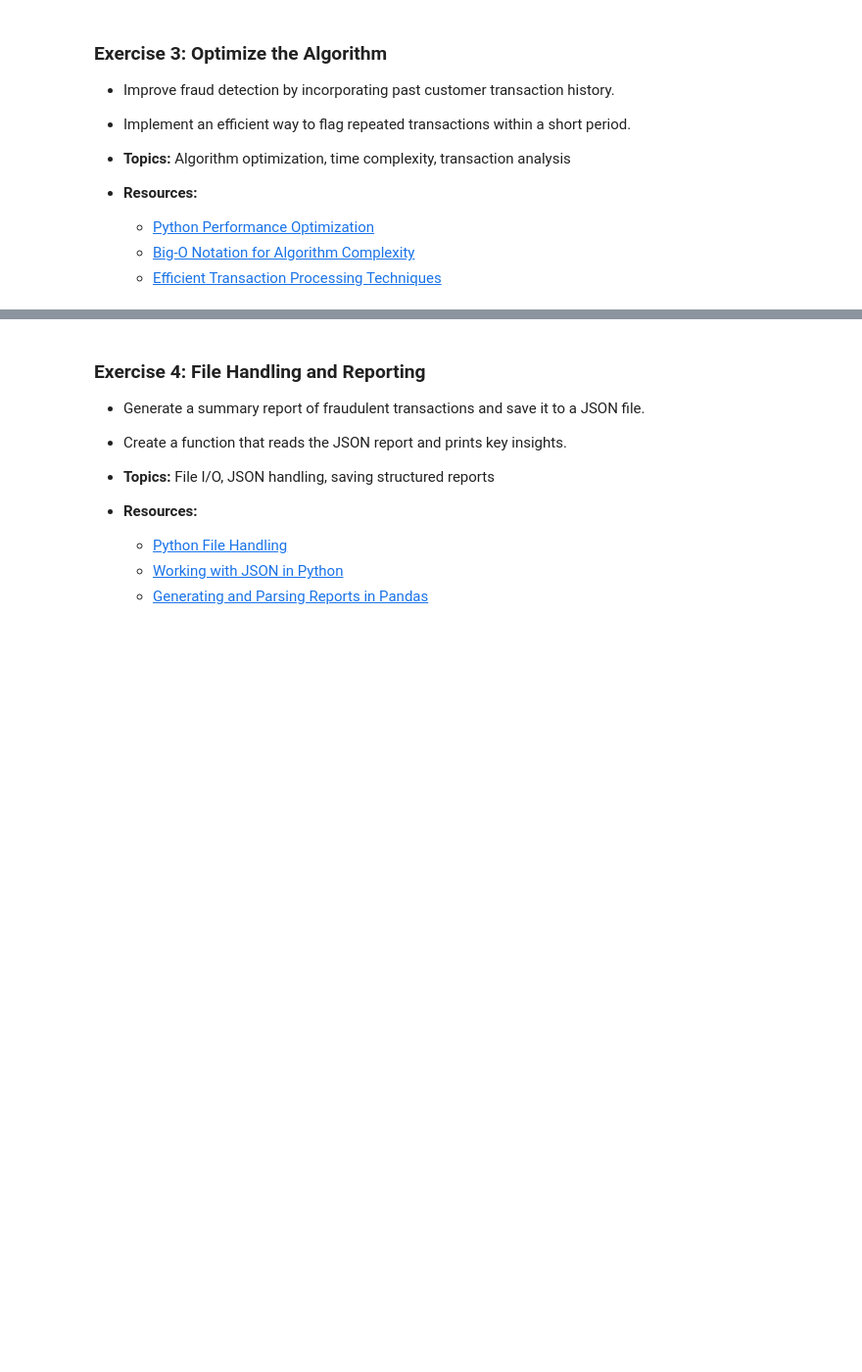
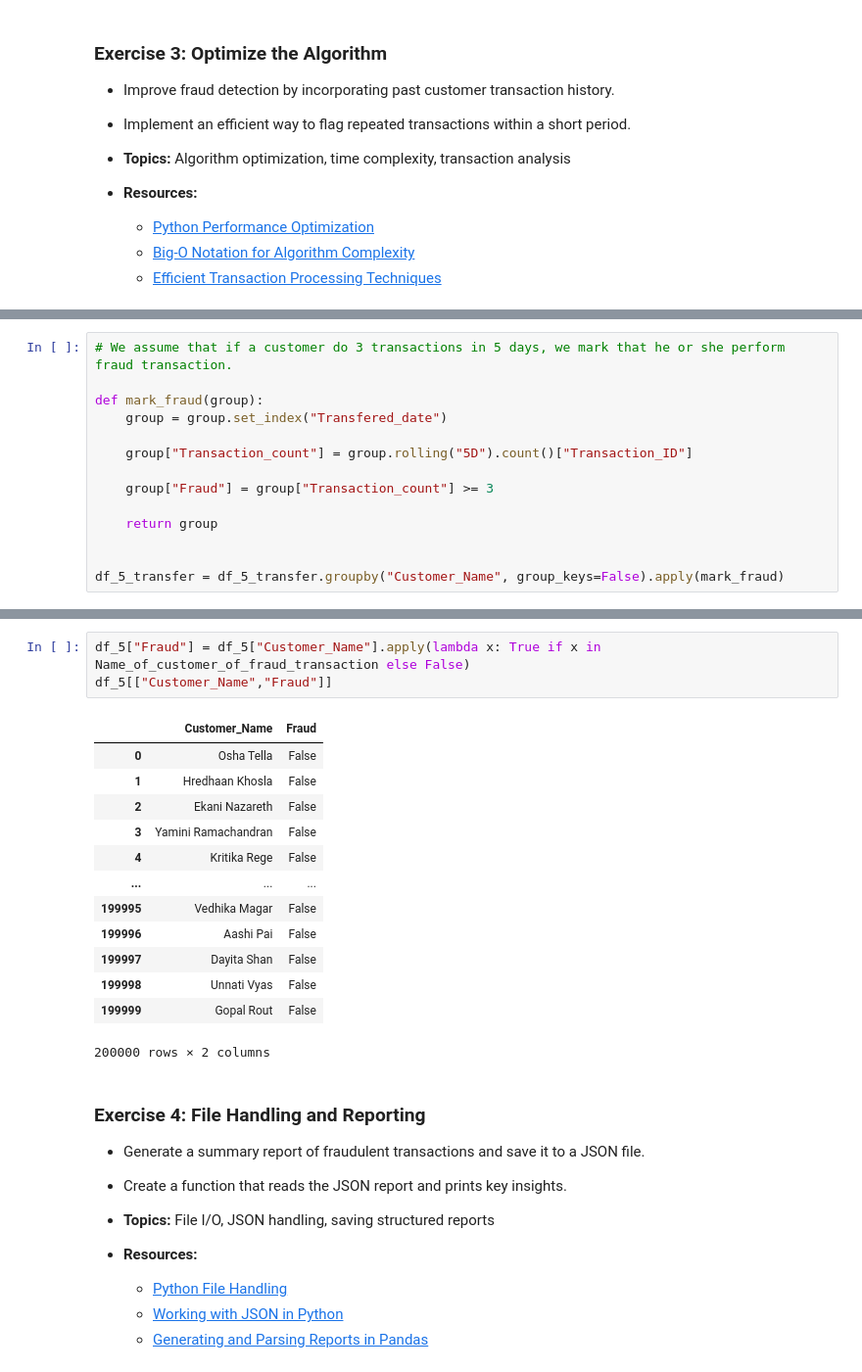
Before and after one commit to xinyiw113/Exercice_Basic_Python, a Jupyter notebook: EX.ipynb, the cells around one changed output, grey strips where cells are left out. Shown at 98% size. Drawn from its saved outputs; the diff is of its cells as text; blank space fills up the shorter version.

```diff
--- a/EX.ipynb
+++ b/EX.ipynb
@@ -128,0 +181,14 @@ df_4[["AccountID","AccountID(only number)"]]
+# %%
+# We assume that if a customer do 3 transactions in 5 days, we mark that he or she perform fraud transaction.
+
+def mark_fraud(group):
+    group = group.set_index("Transfered_date")
+
+    group["Transaction_count"] = group.rolling("5D").count()["Transaction_ID"]
+
+    group["Fraud"] = group["Transaction_count"] >= 3
+
+    return group
+
+
+df_5_transfer = df_5_transfer.groupby("Customer_Name", group_keys=False).apply(mark_fraud)
@@ -129,3 +201,20 @@ df_4[["AccountID","AccountID(only number)"]]
+# %%
+df_5["Fraud"] = df_5["Customer_Name"].apply(lambda x: True if x in Name_of_customer_of_fraud_transaction else False)
+df_5[["Customer_Name","Fraud"]]
+# %% [output]
+|  | Customer_Name | Fraud |
+| 0 | Osha Tella | False |
+| 1 | Hredhaan Khosla | False |
+| 2 | Ekani Nazareth | False |
+| 3 | Yamini Ramachandran | False |
+| 4 | Kritika Rege | False |
+| ... | ... | ... |
+| 199995 | Vedhika Magar | False |
+| 199996 | Aashi Pai | False |
+| 199997 | Dayita Shan | False |
+| 199998 | Unnati Vyas | False |
+| 199999 | Gopal Rout | False |
+200000 rows × 2 columns
 # %% [markdown]
 ### Exercise 4: File Handling and Reporting
 - Generate a summary report of fraudulent transactions and save it to a JSON file.
```
Also changed, not shown: parts of 5 cells of this notebook.
